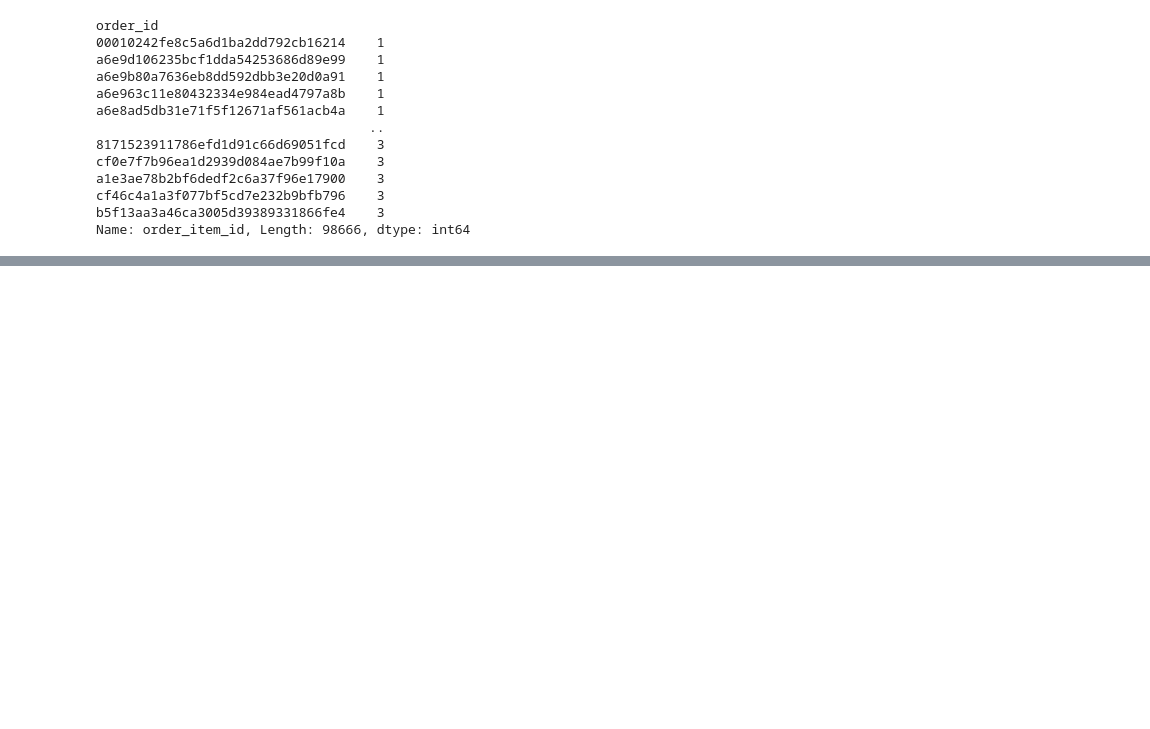
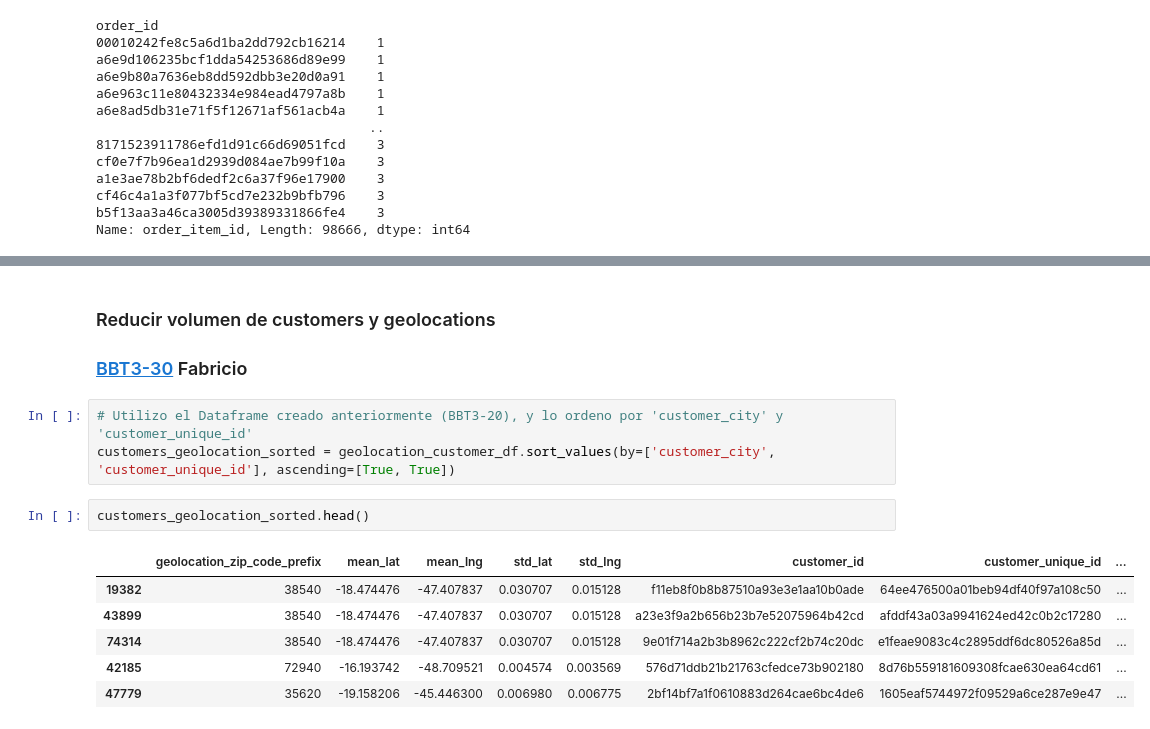
Before and after one commit to alkemyTech/BBVA-BDS-W1-T3, a Jupyter notebook: Caso_de_Negocio.ipynb, the cells around one changed output, grey strips where cells are left out. Cells and saved outputs as stored; diff of their text form; blank space fills up the shorter version.

```diff
--- a/Caso_de_Negocio.ipynb
+++ b/Caso_de_Negocio.ipynb
@@ -562,0 +631,15 @@ Name: order_item_id, Length: 98666, dtype: int64
+# %% [markdown]
+### Reducir volumen de customers y geolocations
+### [BBT3-30](https://alkemy-labs.atlassian.net/browse/BBT3-30) Fabricio
+# %%
+# Utilizo el Dataframe creado anteriormente (BBT3-20), y lo ordeno por 'customer_city' y 'customer_unique_id'
+customers_geolocation_sorted = geolocation_customer_df.sort_values(by=['customer_city', 'customer_unique_id'], ascending=[True, True])
+# %%
+customers_geolocation_sorted.head()
+# %% [output]
+|  | geolocation_zip_code_prefix | mean_lat | mean_lng | std_lat | std_lng | customer_id | customer_unique_id | ... |
+| 19382 | 38540 | -18.474476 | -47.407837 | 0.030707 | 0.015128 | f11eb8f0b8b87510a93e3e1aa10b0ade | 64ee476500a01beb94df40f97a108c50 | ... |
+| 43899 | 38540 | -18.474476 | -47.407837 | 0.030707 | 0.015128 | a23e3f9a2b656b23b7e52075964b42cd | afddf43a03a9941624ed42c0b2c17280 | ... |
+| 74314 | 38540 | -18.474476 | -47.407837 | 0.030707 | 0.015128 | 9e01f714a2b3b8962c222cf2b74c20dc | e1feae9083c4c2895ddf6dc80526a85d | ... |
+| 42185 | 72940 | -16.193742 | -48.709521 | 0.004574 | 0.003569 | 576d71ddb21b21763cfedce73b902180 | 8d76b559181609308fcae630ea64cd61 | ... |
+| 47779 | 35620 | -19.158206 | -45.446300 | 0.006980 | 0.006775 | 2bf14bf7a1f0610883d264cae6bc4de6 | 1605eaf5744972f09529a6ce287e9e47 | ... |
```
Also changed, not shown: parts of 14 cells of this notebook.
